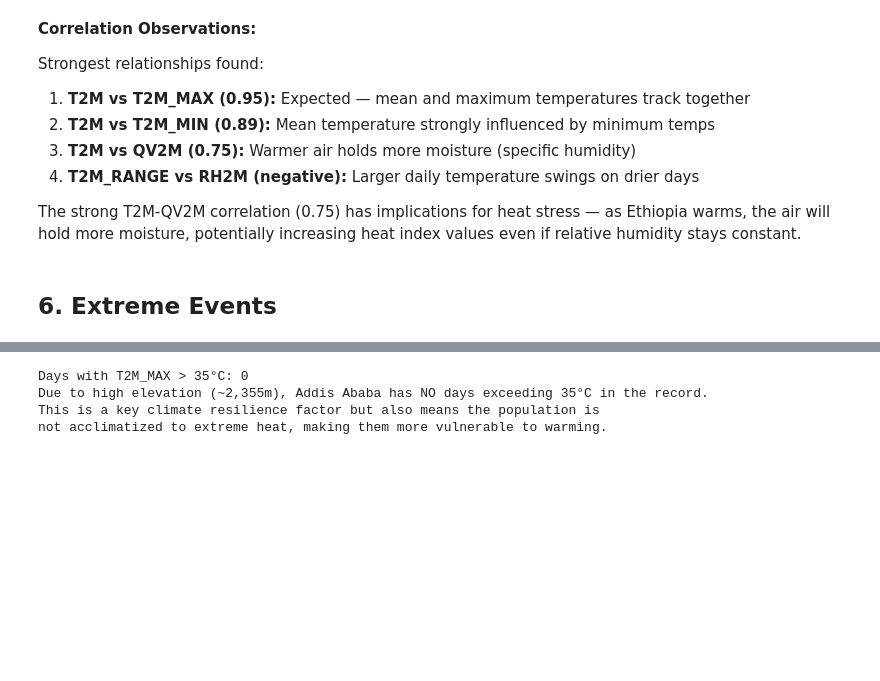
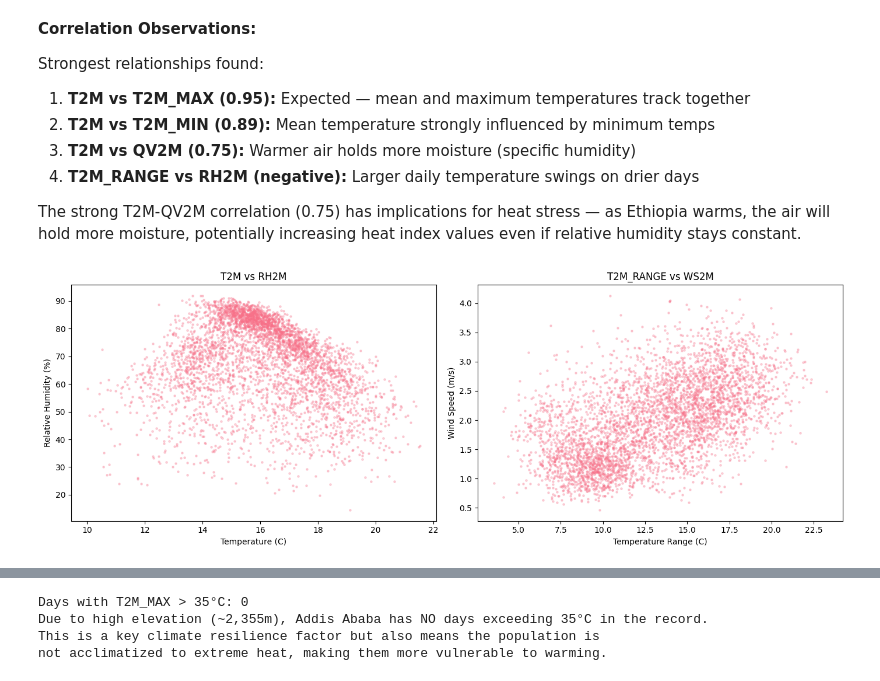
Before and after one commit to meronteklehaymanotgebru/climate-challenge-week0, a Jupyter notebook: notebooks/ethiopia_eda.ipynb, the cells around one changed output, grey strips where cells are left out. Cells and saved outputs as stored; diff of their text form; code cells hidden in the pictures; blank space fills up the shorter version.

Commit message:
feat: add outlier detection, scatter plots, bubble charts to all notebooks

```diff
--- a/notebooks/ethiopia_eda.ipynb
+++ b/notebooks/ethiopia_eda.ipynb
@@ -243,5 +281,21 @@ Strongest relationships found:
 The strong T2M-QV2M correlation (0.75) has implications for heat stress — as Ethiopia
 warms, the air will hold more moisture, potentially increasing heat index values even
 if relative humidity stays constant.
-# %% [markdown]
-## 6. Extreme Events
+# %%
+# Scatter plots
+fig, axes = plt.subplots(1, 2, figsize=(14, 5))
+
+axes[0].scatter(df_clean['T2M'], df_clean['RH2M'], alpha=0.3, s=5)
+axes[0].set_xlabel('Temperature (C)')
+axes[0].set_ylabel('Relative Humidity (%)')
+axes[0].set_title('T2M vs RH2M')
+
+axes[1].scatter(df_clean['T2M_RANGE'], df_clean['WS2M'], alpha=0.3, s=5)
+axes[1].set_xlabel('Temperature Range (C)')
+axes[1].set_ylabel('Wind Speed (m/s)')
+axes[1].set_title('T2M_RANGE vs WS2M')
+
+plt.tight_layout()
+plt.show()
+# %% [output]
+[figure, added]
```
Also changed, not shown: parts of 6 cells of this notebook, 4 other files.
